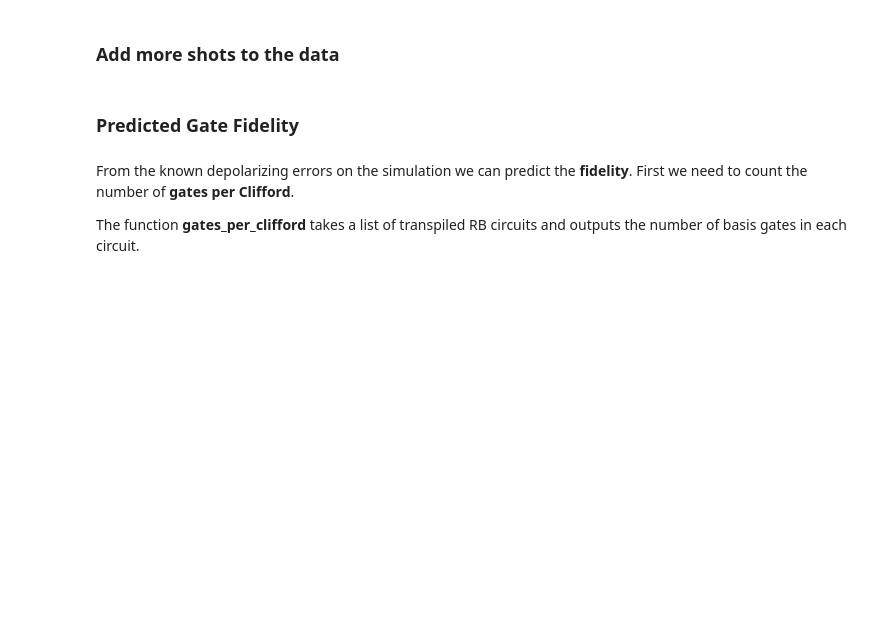
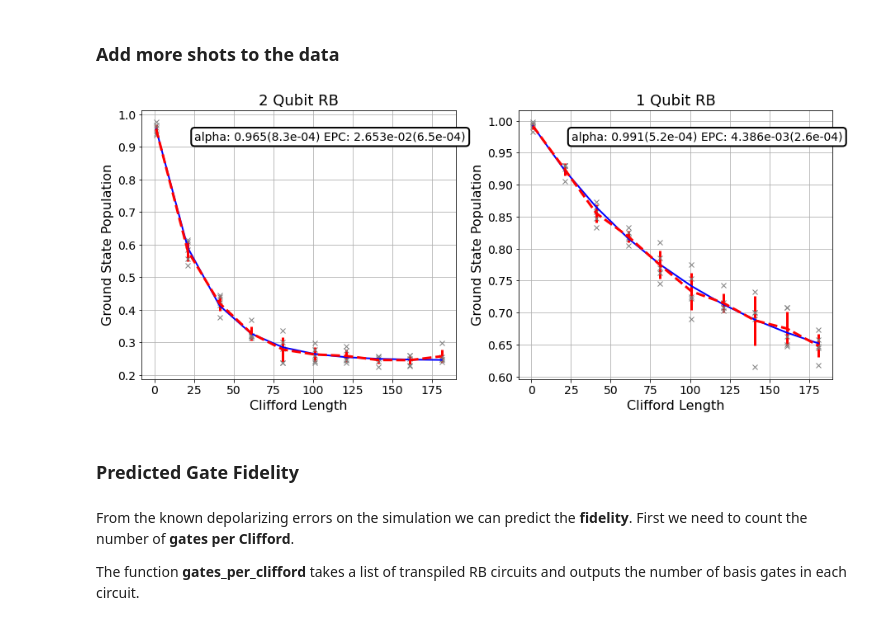
Before and after one commit to qiskit-community/qiskit-ignis, a Jupyter notebook: qiskit/ignis/verification/randomized_benchmarking/experiments/randomized_benchmarking.ipynb, the cells around one changed output. Cells and saved outputs as stored; diff of their text form; code cells hidden in the pictures; blank space fills up the shorter version.

Commit message:
RB experiment now supports running multiple times to add shots

```diff
--- a/qiskit/ignis/verification/randomized_benchmarking/experiments/randomized_benchmarking.ipynb
+++ b/qiskit/ignis/verification/randomized_benchmarking/experiments/randomized_benchmarking.ipynb
@@ -192,21 +189,23 @@ print("Finished Simulating")
+# %%
+shots = 200
+rb_result_02 = exp02.run(backend, noise_model=noise_model, shots=shots)
+rb_result_1 = exp1.run(backend, noise_model=noise_model, shots=shots)
+results = [rb_result_02, rb_result_1]
 # %%
-#Add this data to the previous fit
-rbfit.add_data(result_list)
-
-#Replot
 plt.figure(figsize=(15, 6))
 
 for i in range(2):
     ax = plt.subplot(1, 2, i+1)
-    pattern_ind = i
 
     # Plot the essence by calling plot_rb_data
-    rbfit.plot_rb_data(pattern_ind, ax=ax, add_label=True, show_plt=False)
+    results[i].plot(i, ax=ax, add_label=True, show_plt=False)
 
     # Add title and label
-    ax.set_title('%d Qubit RB'%(len(rb_opts['rb_pattern'][i])), fontsize=18)
+    ax.set_title('%d Qubit RB'%(results[i].num_qubits()), fontsize=18)
 
 plt.show()
+# %% [output]
+[figure, added]
 # %% [markdown]
 ### Predicted Gate Fidelity
 # %% [markdown]
```
Also changed, not shown: parts of 5 cells of this notebook, 1 other file.
